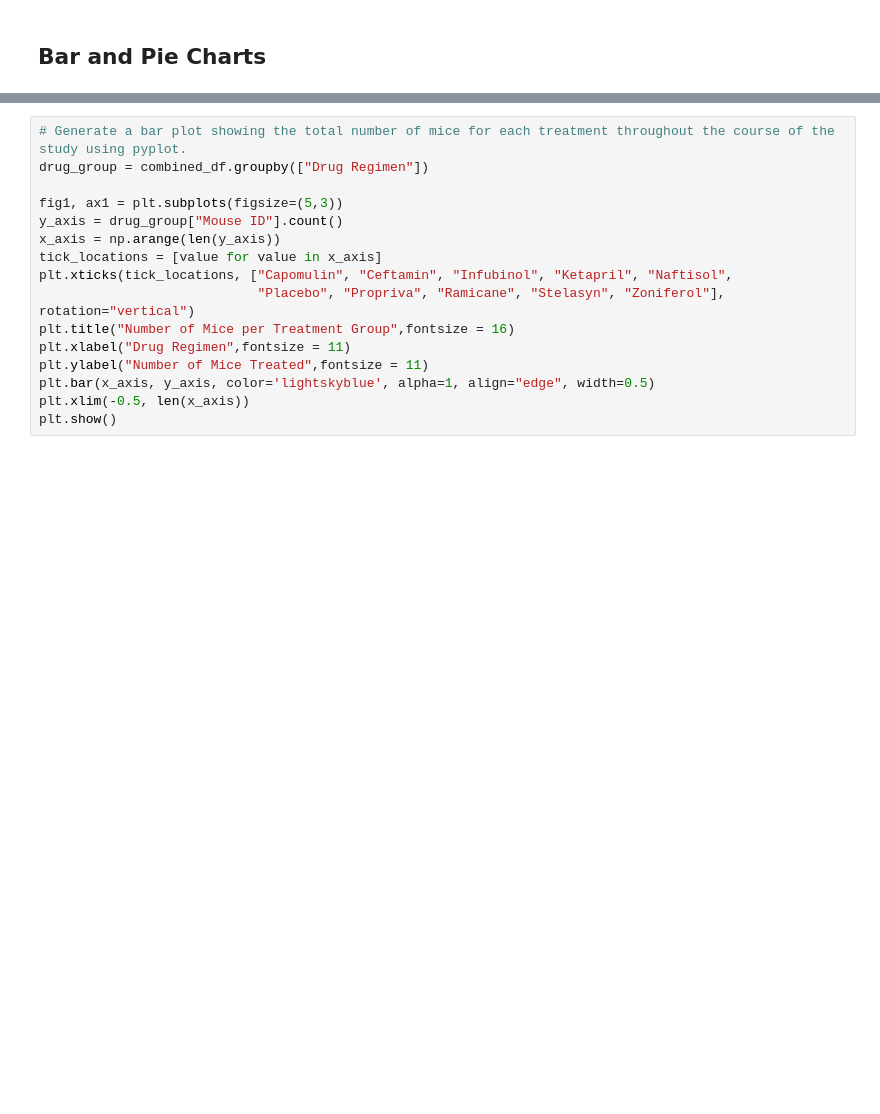
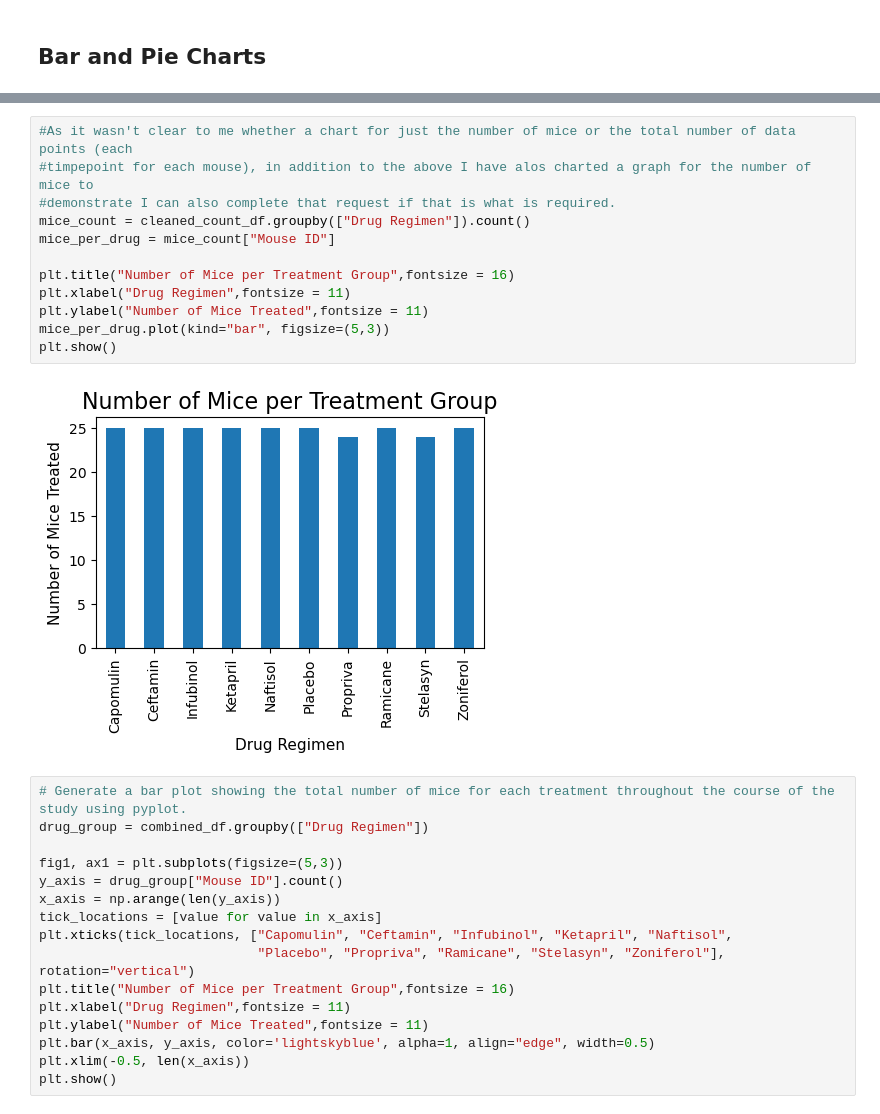
Before and after one commit to BenPickles85/matplotlib-challenge, a Jupyter notebook: matplotlib-challenge.ipynb, the cells around one changed output, grey strips where cells are left out. Saved outputs shown, nothing was run; the diff lists cells and outputs as text; blank space fills up the shorter version.

```diff
--- a/matplotlib-challenge.ipynb
+++ b/matplotlib-challenge.ipynb
@@ -149,3 +149,17 @@ plt.show()
+# %%
+#As it wasn't clear to me whether a chart for just the number of mice or the total number of data points (each
+#timpepoint for each mouse), in addition to the above I have alos charted a graph for the number of mice to
+#demonstrate I can also complete that request if that is what is required.
+mice_count = cleaned_count_df.groupby(["Drug Regimen"]).count()
+mice_per_drug = mice_count["Mouse ID"]
+
+plt.title("Number of Mice per Treatment Group",fontsize = 16)
+plt.xlabel("Drug Regimen",fontsize = 11)
+plt.ylabel("Number of Mice Treated",fontsize = 11)
+mice_per_drug.plot(kind="bar", figsize=(5,3))
+plt.show()
+# %% [output]
+[figure, added]
 # %%
 # Generate a bar plot showing the total number of mice for each treatment throughout the course of the study using pyplot.
 drug_group = combined_df.groupby(["Drug Regimen"])
```
Also changed, not shown: parts of 2 cells of this notebook, 1 other file.
